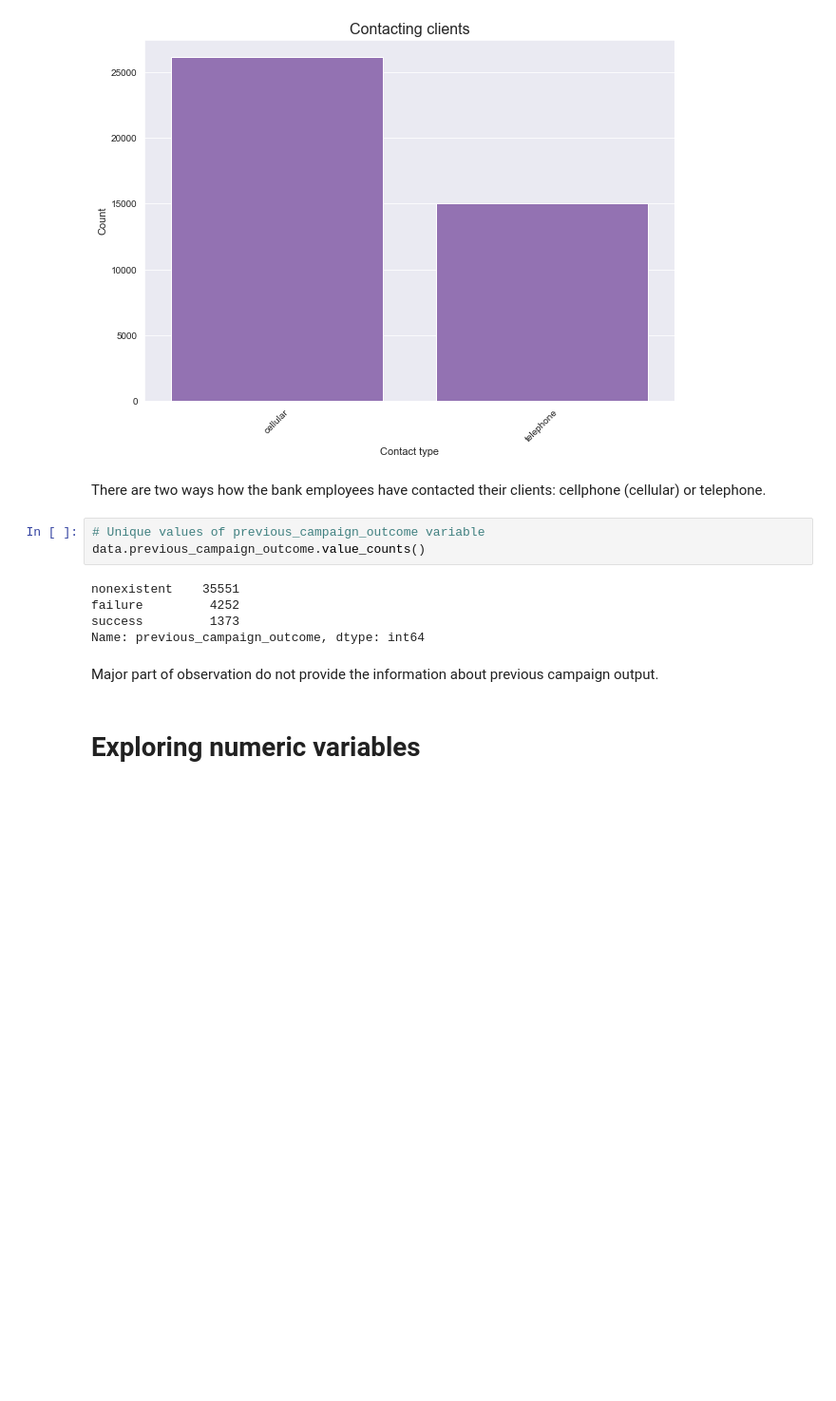
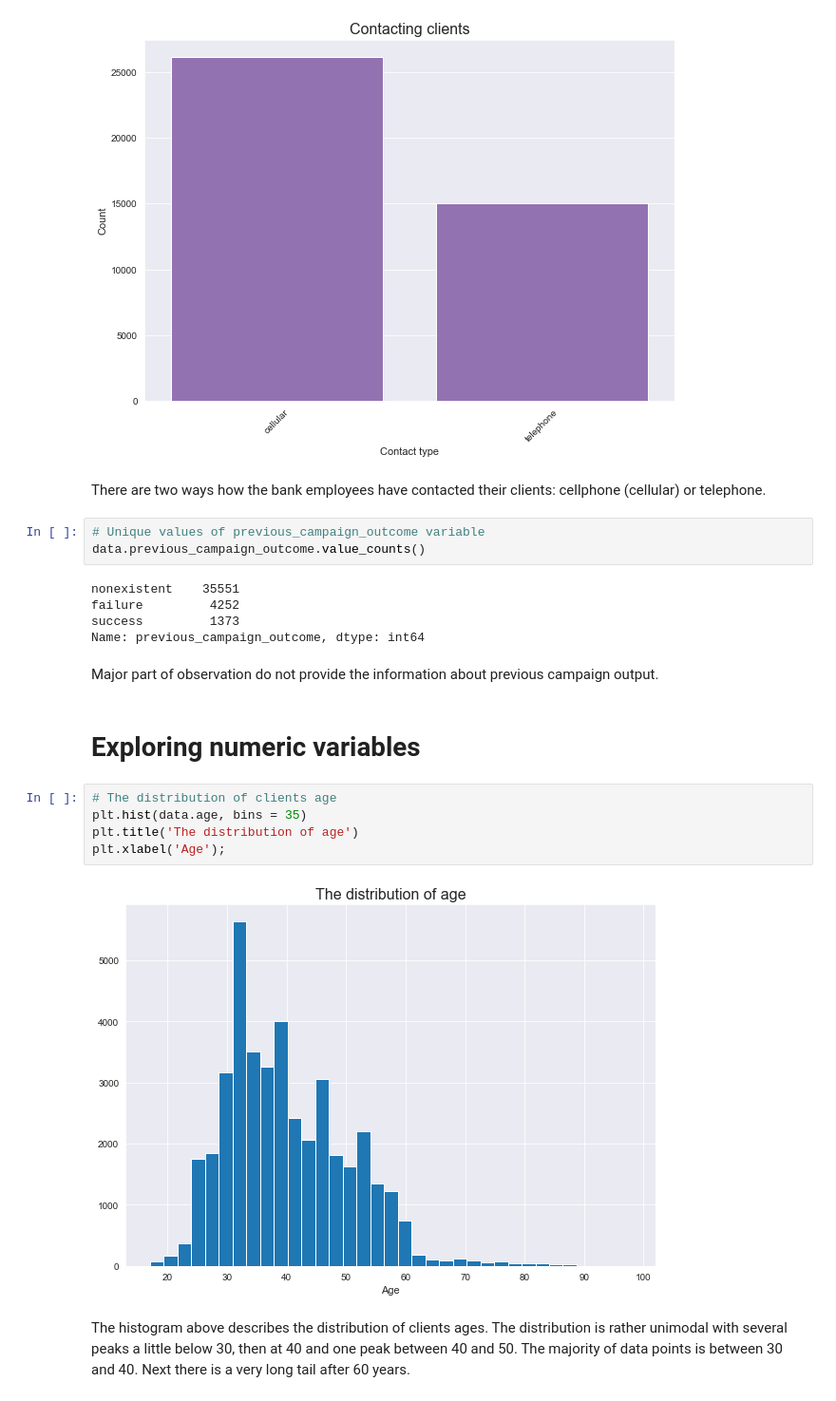
Before and after one commit to Janka93/Bank-Marketing-Campaign, a Jupyter notebook: Bank Marketing.ipynb, the cells around one changed output. Shown: that part at 95% size. Saved outputs shown, nothing was run; the diff lists cells and outputs as text; blank space fills up the shorter version.

```diff
--- a/Bank Marketing.ipynb
+++ b/Bank Marketing.ipynb
@@ -383,3 +383,12 @@ Name: previous_campaign_outcome, dtype: int64
 Major part of observation do not provide the information about previous campaign output.
 # %% [markdown]
 # Exploring numeric variables
+# %%
+# The distribution of clients age
+plt.hist(data.age, bins = 35)
+plt.title('The distribution of age')
+plt.xlabel('Age');
+# %% [output]
+[figure, added]
+# %% [markdown]
+The histogram above describes the distribution of clients ages. The distribution is rather unimodal with several peaks a little below 30, then at 40 and one peak between 40 and 50. The majority of data points is between 30 and 40. Next there is a very long tail after 60 years.
```
Also changed, not shown: parts of 14 cells of this notebook.
